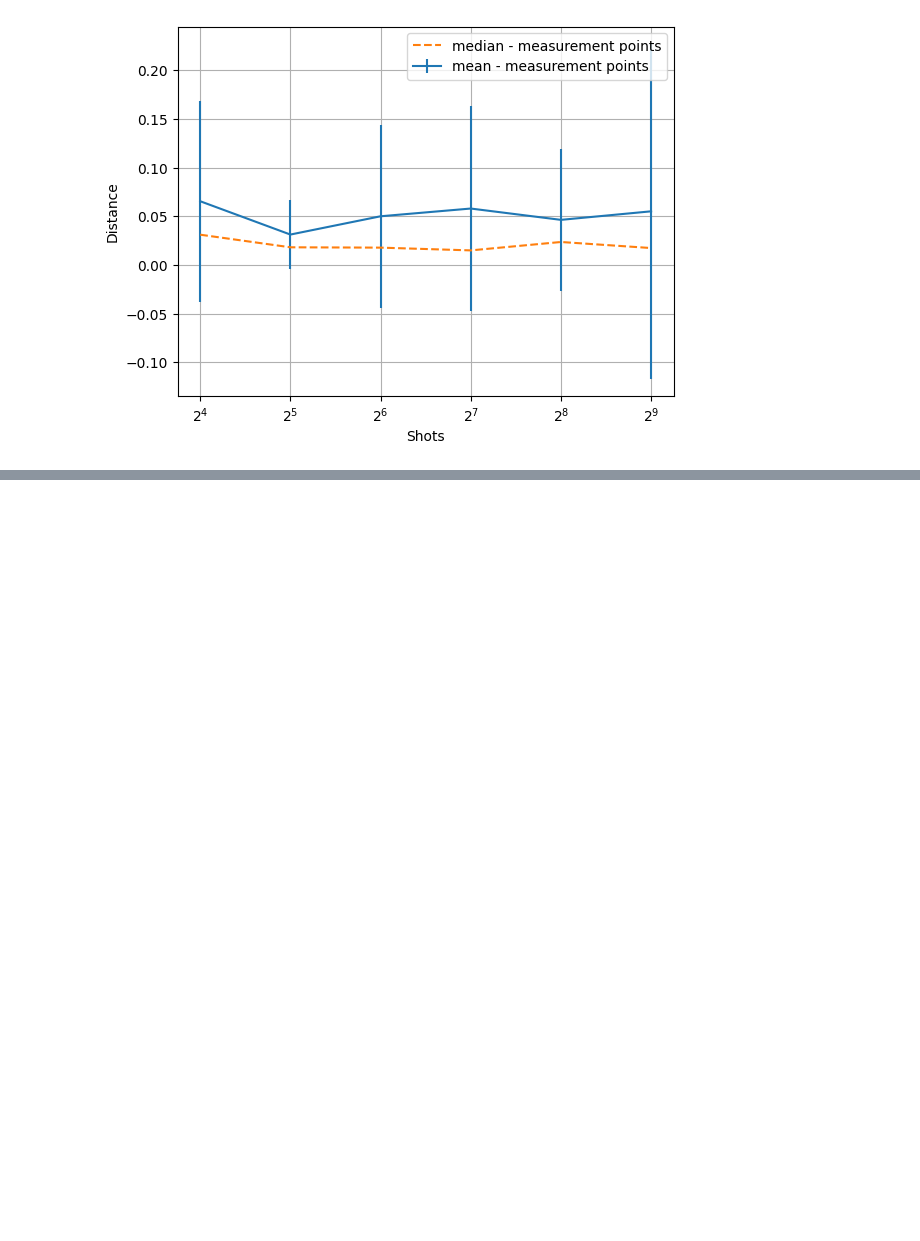
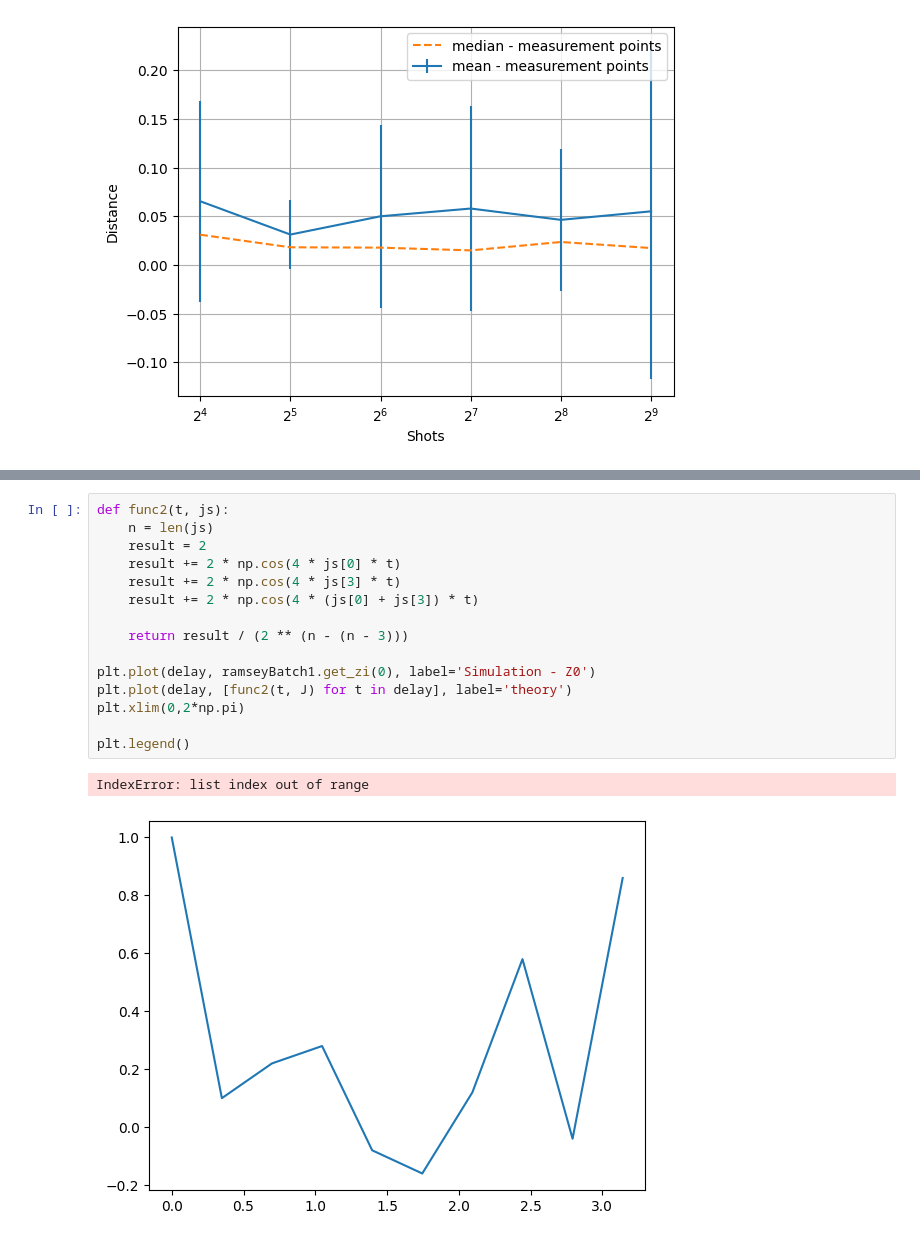
Before and after one commit to Davidkatom/Crosstalk, a Jupyter notebook: CosineFit.ipynb, the cells around one changed output, grey strips where cells are left out. Drawn from its saved outputs; the diff is of its cells as text; blank space fills up the shorter version.

```diff
--- a/CosineFit.ipynb
+++ b/CosineFit.ipynb
@@ -248,0 +259,18 @@ No FFT:  [1.09355147 1.16249753 0.91214124 0.84538798 0.88680583 1.11800606]
+# %%
+def func2(t, js):
+    n = len(js)
+    result = 2
+    result += 2 * np.cos(4 * js[0] * t)
+    result += 2 * np.cos(4 * js[3] * t)
+    result += 2 * np.cos(4 * (js[0] + js[3]) * t)
+
+    return result / (2 ** (n - (n - 3)))
+
+plt.plot(delay, ramseyBatch1.get_zi(0), label='Simulation - Z0')
+plt.plot(delay, [func2(t, J) for t in delay], label='theory')
+plt.xlim(0,2*np.pi)
+
+plt.legend()
+# %% [output]
+IndexError: list index out of range
+[figure, added]
```
Also changed, not shown: parts of 10 cells of this notebook, 1 other file.
